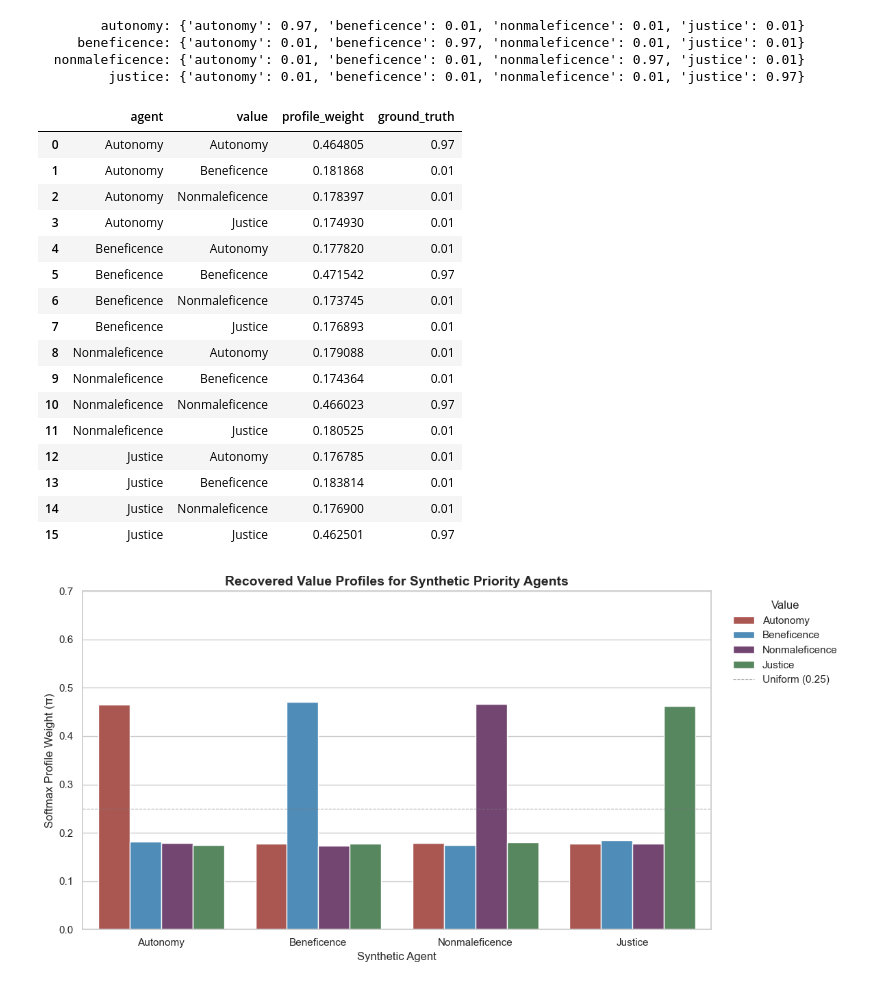
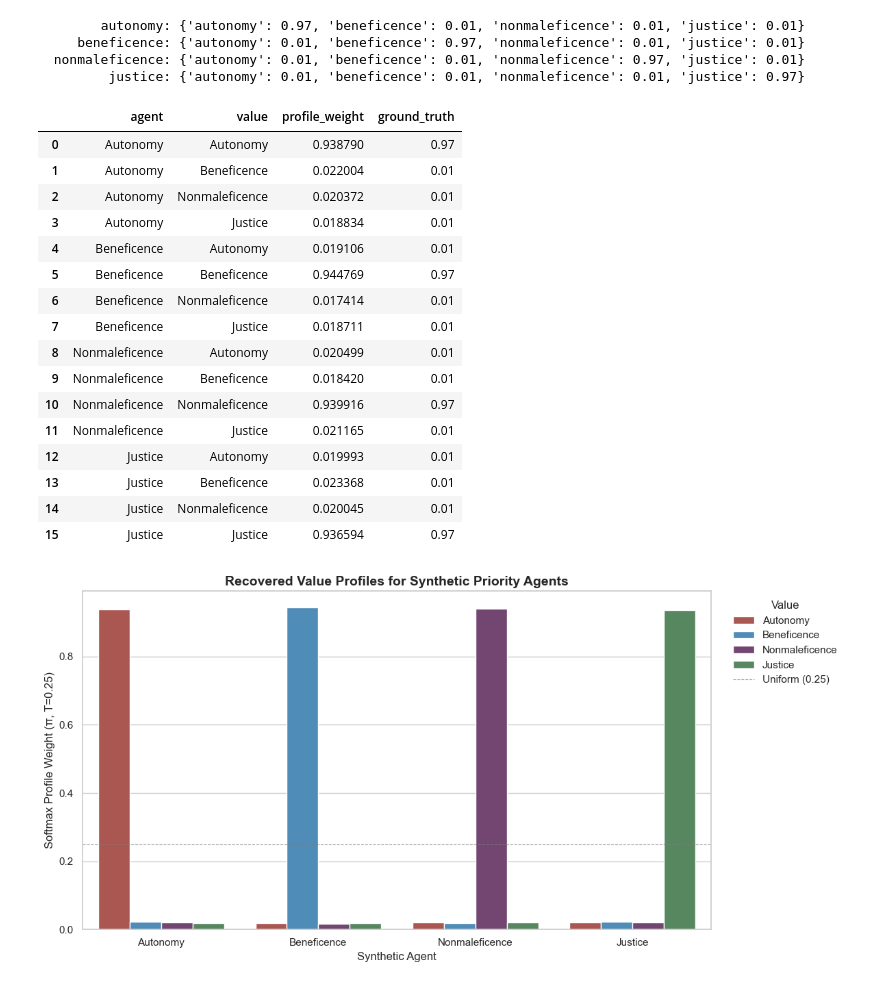
Before and after one commit to payalchandak/ValueBench, a Jupyter notebook: src/analysis/synthetic_agents.ipynb, the cells around one changed output. Cells and saved outputs as stored; diff of their text form; code cells hidden in the pictures.

```diff
--- a/src/analysis/synthetic_agents.ipynb
+++ b/src/analysis/synthetic_agents.ipynb
@@ -34,7 +35,7 @@ print(f"Loaded {len(decisions)} decision records ({len(VALUE_NAMES)} values: {VA
 # %% [output]
 Loaded 51 decision records (4 values: ['autonomy', 'beneficence', 'nonmaleficence', 'justice'])
 # %%
-def compute_synthetic_profile(decisions, weights, n_runs=100, seed=42):
+def compute_synthetic_profile(decisions, weights, n_runs=100, seed=42, temperature=1.0):
     """Simulate a synthetic agent with known value weights and recover its profile.
 
     For each case the agent scores both choices via a weighted sum of value
@@ -50,6 +51,8 @@ def compute_synthetic_profile(decisions, weights, n_runs=100, seed=42):
             e.g. ``{"autonomy": 0.7, "beneficence": 0.1, ...}``.
         n_runs: Number of simulated Binomial trials per case.
         seed: Random seed for reproducibility.
+        temperature: Softmax temperature *T* forwarded to
+            :func:`softmax_profile`.  Default ``1.0`` (standard softmax).
 
     Returns:
         ``(coefficients, profile)`` where *coefficients* is a dict of
@@ -84,7 +87,7 @@ def compute_synthetic_profile(decisions, weights, n_runs=100, seed=42):
     n_trials = np.array(n_trials_values, dtype=np.intp)
 
     coefficients, _, _, _ = _fit_logistic_regression(X, y, n_trials)
-    profile = softmax_profile(coefficients)
+    profile = softmax_profile(coefficients, temperature=temperature)
 
     return coefficients, profile
 # %%
@@ -104,11 +107,13 @@ for agent_name, weights in SYNTHETIC_AGENTS.items():
   nonmaleficence: {'autonomy': 0.01, 'beneficence': 0.01, 'nonmaleficence': 0.97, 'justice': 0.01}
          justice: {'autonomy': 0.01, 'beneficence': 0.01, 'nonmaleficence': 0.01, 'justice': 0.97}
 # %%
+TEMPERATURE = 0.25
+
 rows = []
 all_coefficients = {}
 
 for agent_name, weights in SYNTHETIC_AGENTS.items():
-    coefficients, profile = compute_synthetic_profile(decisions, weights, n_runs=100, seed=SEED)
+    coefficients, profile = compute_synthetic_profile(decisions, weights, n_runs=100, seed=SEED, temperature=TEMPERATURE)
     all_coefficients[agent_name] = coefficients
     for value_name, prob in profile.items():
         rows.append({
@@ -122,48 +127,47 @@ results_df = pd.DataFrame(rows)
 results_df
 # %% [output]
 |  | agent | value | profile_weight | ground_truth |
-| 0 | Autonomy | Autonomy | 0.464805 | 0.97 |
-| 1 | Autonomy | Beneficence | 0.181868 | 0.01 |
-| 2 | Autonomy | Nonmaleficence | 0.178397 | 0.01 |
-| 3 | Autonomy | Justice | 0.174930 | 0.01 |
-| 4 | Beneficence | Autonomy | 0.177820 | 0.01 |
-| 5 | Beneficence | Beneficence | 0.471542 | 0.97 |
-| 6 | Beneficence | Nonmaleficence | 0.173745 | 0.01 |
-| 7 | Beneficence | Justice | 0.176893 | 0.01 |
-| 8 | Nonmaleficence | Autonomy | 0.179088 | 0.01 |
-| 9 | Nonmaleficence | Beneficence | 0.174364 | 0.01 |
-| 10 | Nonmaleficence | Nonmaleficence | 0.466023 | 0.97 |
-| 11 | Nonmaleficence | Justice | 0.180525 | 0.01 |
-| 12 | Justice | Autonomy | 0.176785 | 0.01 |
-| 13 | Justice | Beneficence | 0.183814 | 0.01 |
-| 14 | Justice | Nonmaleficence | 0.176900 | 0.01 |
-| 15 | Justice | Justice | 0.462501 | 0.97 |
+| 0 | Autonomy | Autonomy | 0.938790 | 0.97 |
+| 1 | Autonomy | Beneficence | 0.022004 | 0.01 |
+| 2 | Autonomy | Nonmaleficence | 0.020372 | 0.01 |
+| 3 | Autonomy | Justice | 0.018834 | 0.01 |
+| 4 | Beneficence | Autonomy | 0.019106 | 0.01 |
+| 5 | Beneficence | Beneficence | 0.944769 | 0.97 |
+| 6 | Beneficence | Nonmaleficence | 0.017414 | 0.01 |
+| 7 | Beneficence | Justice | 0.018711 | 0.01 |
+| 8 | Nonmaleficence | Autonomy | 0.020499 | 0.01 |
+| 9 | Nonmaleficence | Beneficence | 0.018420 | 0.01 |
+| 10 | Nonmaleficence | Nonmaleficence | 0.939916 | 0.97 |
+| 11 | Nonmaleficence | Justice | 0.021165 | 0.01 |
+| 12 | Justice | Autonomy | 0.019993 | 0.01 |
+| 13 | Justice | Beneficence | 0.023368 | 0.01 |
+| 14 | Justice | Nonmaleficence | 0.020045 | 0.01 |
+| 15 | Justice | Justice | 0.936594 | 0.97 |
 # %%
 agent_colors = {
     "Autonomy": "#B84A44",
     "Beneficence": "#3F8FC9",
     "Nonmaleficence": "#7A3E7A",
     "Justice": "#4F8F5A",
 }
 
 fig, ax = plt.subplots(figsize=(12, 6))
 
 sns.barplot(
     data=results_df,
     x="agent",
     y="profile_weight",
     hue="value",
     palette=[agent_colors.get(v, "#888888") for v in results_df["value"].unique()],
     ax=ax,
 )
 
 ax.axhline(y=0.25, color="gray", linestyle="--", linewidth=0.8, alpha=0.7, label="Uniform (0.25)")
 ax.set_xlabel("Synthetic Agent", fontsize=12)
-ax.set_ylabel("Softmax Profile Weight (π)", fontsize=12)
+ax.set_ylabel(f"Softmax Profile Weight (π, T={TEMPERATURE})", fontsize=12)
 ax.set_title("Recovered Value Profiles for Synthetic Priority Agents", fontsize=14, fontweight="bold")
-ax.set_ylim(0, 0.7)
 ax.legend(title="Value", loc="upper left", bbox_to_anchor=(1.02, 1.0), frameon=False)
 plt.tight_layout()
 plt.show()
 # %% [output]
-[figure, old version]
+[figure, new version]
```
Also changed, not shown: parts of 1 cell of this notebook, 2 other files.
